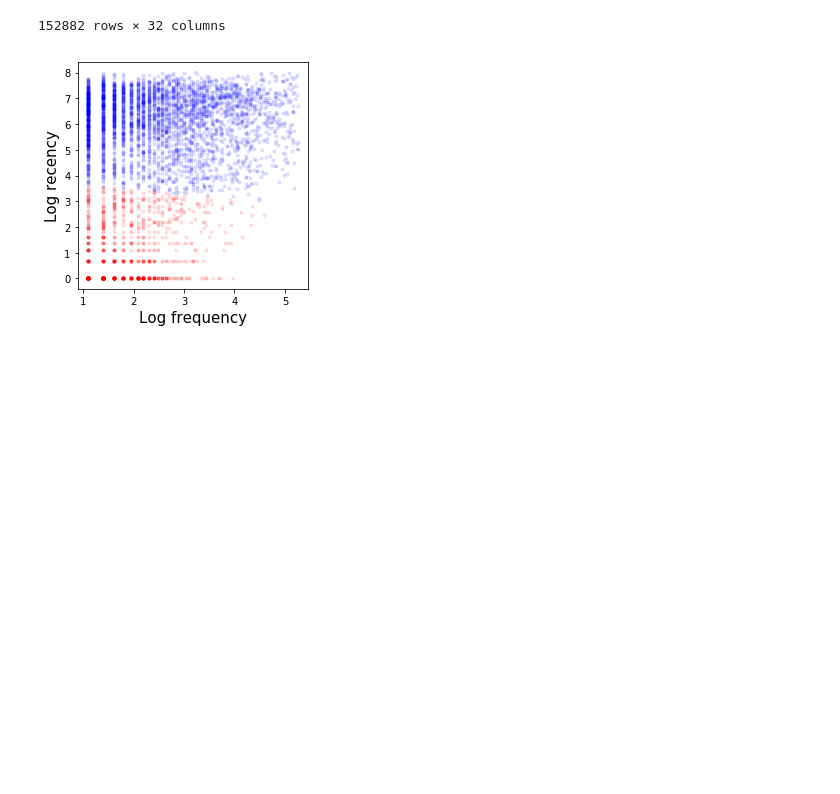
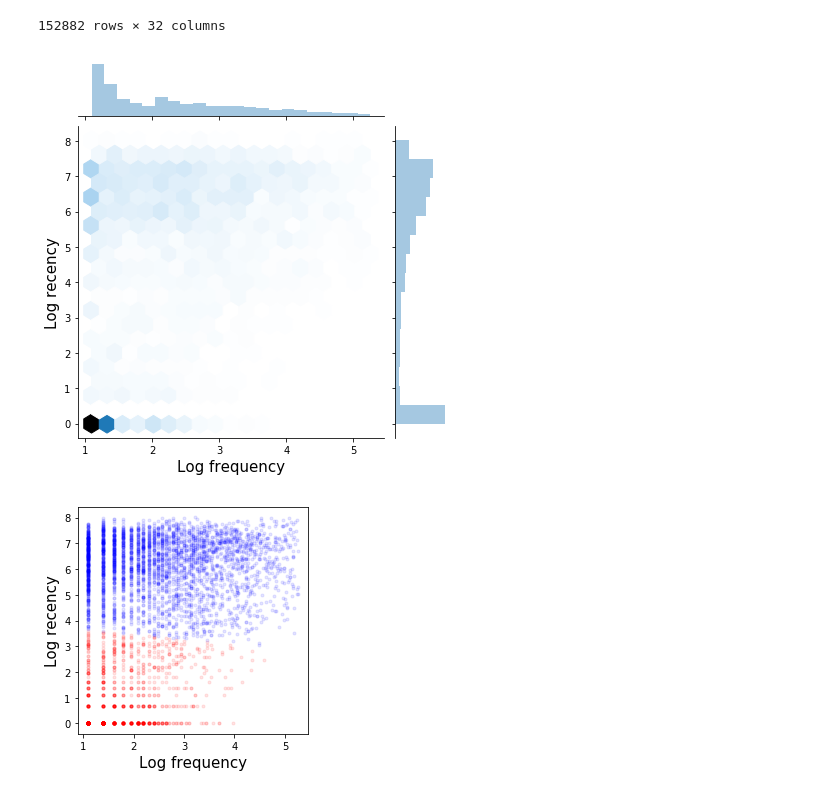
Before and after one commit to bps10/github-churn, a Jupyter notebook: Model_KMeans_segmentation.ipynb, the cells around one changed output. Saved outputs shown, nothing was run; the diff lists cells and outputs as text; code cells hidden in the pictures; blank space fills up the shorter version.

```diff
--- a/Model_KMeans_segmentation.ipynb
+++ b/Model_KMeans_segmentation.ipynb
@@ -87,6 +87,20 @@ predictions_df
 | 152880 | zyzhang90 | 0 | 0 | 0 | 0 | 2016-01-27 12:14:35 | 0 | ... |
 | 152881 | zziinncc | 0 | 1 | 0 | 0 | 2016-05-17 06:43:21 | 6 | ... |
 152882 rows × 32 columns
+# %%
+import seaborn as sns
+
+nusers=5000
+
+low = predictions_df[:nusers]#[predictions_df[:nusers].high_low_user.values == 0]
+
+g = sns.jointplot(x="frequency", y="recency", data=low, kind='hex')
+#g = sns.jointplot(x="frequency", y="recency", data=high, axes=ax)
+g.set_axis_labels('Log frequency', 'Log recency', fontsize=15)
+
+g.savefig('figures/Kmeans_clustering.png', dpi=300)
+# %% [output]
+[figure, added]
 # %%
 fsize=15
 fig, ax = plt.subplots(1, 1, figsize=(4, 4))
```
Also changed, not shown: parts of 2 cells of this notebook, 8 other files.
